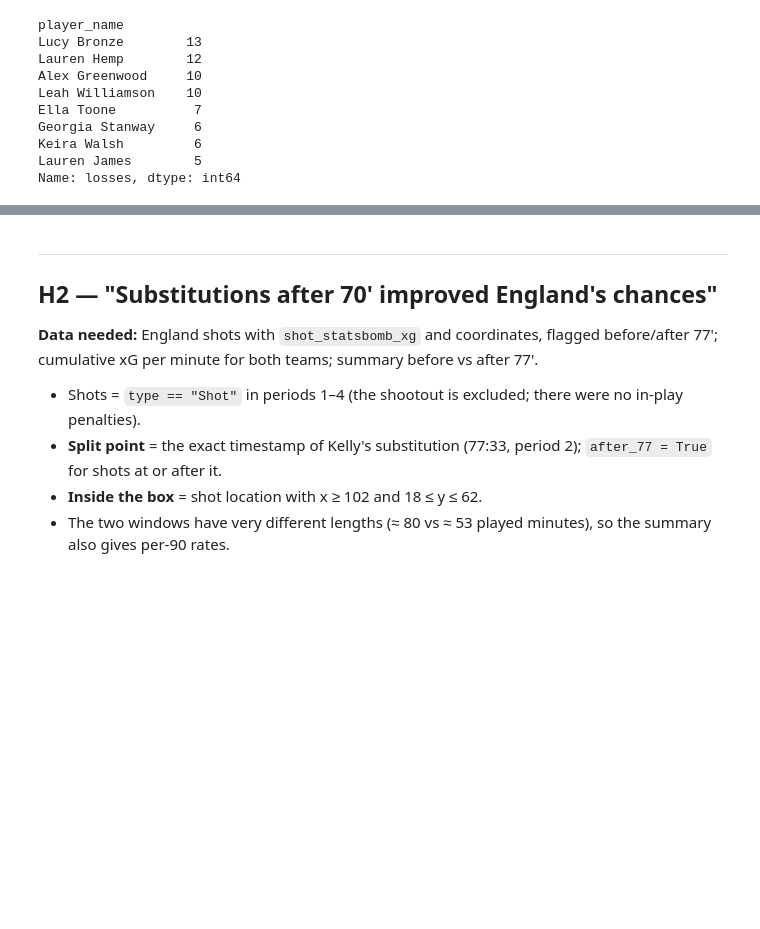
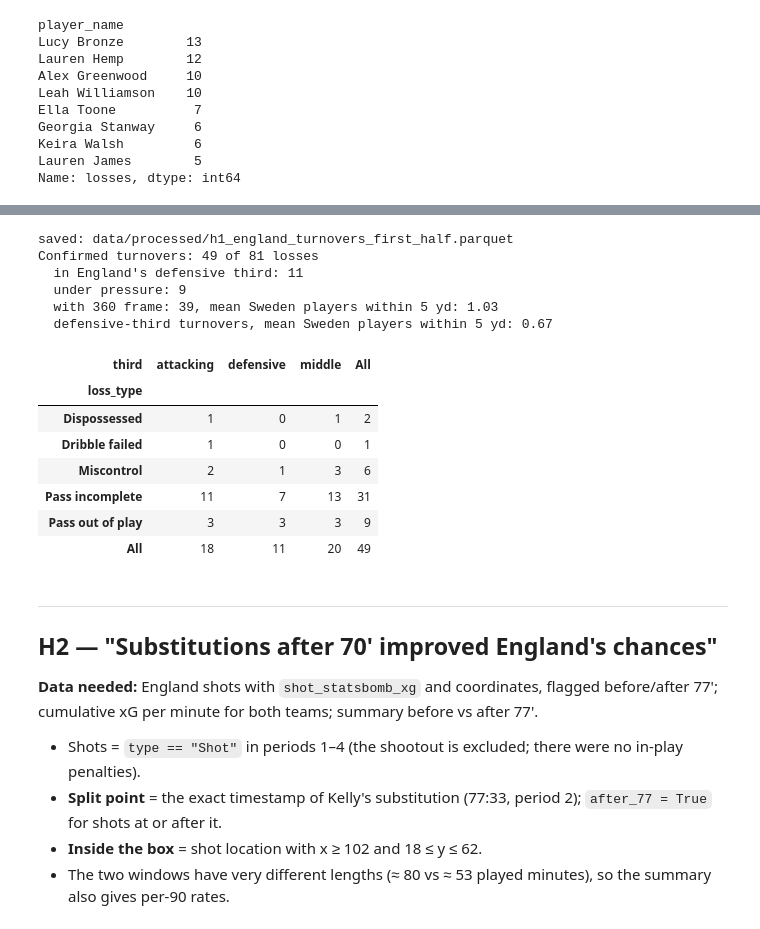
Before and after one commit to belorussky-football/womens-euro-2025-sweden-england-comeback, a Jupyter notebook: notebooks/02_analysis_prep.ipynb, the cells around one changed output, grey strips where cells are left out. Drawn from its saved outputs; the diff is of its cells as text; code cells hidden in the pictures; blank space fills up the shorter version.

```diff
--- a/notebooks/02_analysis_prep.ipynb
+++ b/notebooks/02_analysis_prep.ipynb
@@ -251,3 +257,32 @@ Name: losses, dtype: int64
+# %%
+h1_turnovers = h1_losses[h1_losses.turnover_confirmed].copy()
+h1_turnovers["defensive_third_loss"] = h1_turnovers.loss_x < 40
+h1_turnovers = h1_turnovers.reset_index(drop=True)
+print("saved:", d.save_processed(h1_turnovers, "h1_england_turnovers_first_half"))
+
+print(f"Confirmed turnovers: {len(h1_turnovers)} of {len(h1_losses)} losses")
+print(f"  in England's defensive third: {h1_turnovers.defensive_third_loss.sum()}")
+print(f"  under pressure: {h1_turnovers.under_pressure.sum()}")
+print(f"  with 360 frame: {h1_turnovers.has_360.sum()}, mean Sweden players within "
+      f"{RADIUS_YD:.0f} yd: {h1_turnovers.sweden_within_5yd.mean():.2f}")
+print(f"  defensive-third turnovers, mean Sweden players within {RADIUS_YD:.0f} yd: "
+      f"{h1_turnovers.loc[h1_turnovers.defensive_third_loss, 'sweden_within_5yd'].mean():.2f}")
+pd.crosstab(h1_turnovers.loss_type, h1_turnovers.third, margins=True)
+# %% [output]
+saved: data/processed/h1_england_turnovers_first_half.parquet
+Confirmed turnovers: 49 of 81 losses
+  in England's defensive third: 11
+  under pressure: 9
+  with 360 frame: 39, mean Sweden players within 5 yd: 1.03
+  defensive-third turnovers, mean Sweden players within 5 yd: 0.67
+| third | attacking | defensive | middle | All |
+| loss_type |  |  |  |  |
+| Dispossessed | 1 | 0 | 1 | 2 |
+| Dribble failed | 1 | 0 | 0 | 1 |
+| Miscontrol | 2 | 1 | 3 | 6 |
+| Pass incomplete | 11 | 7 | 13 | 31 |
+| Pass out of play | 3 | 3 | 3 | 9 |
+| All | 18 | 11 | 20 | 49 |
 # %% [markdown]
 ---
 ## H2 — "Substitutions after 70' improved England's chances"
```
Also changed, not shown: parts of 13 cells of this notebook, 2 other files.
